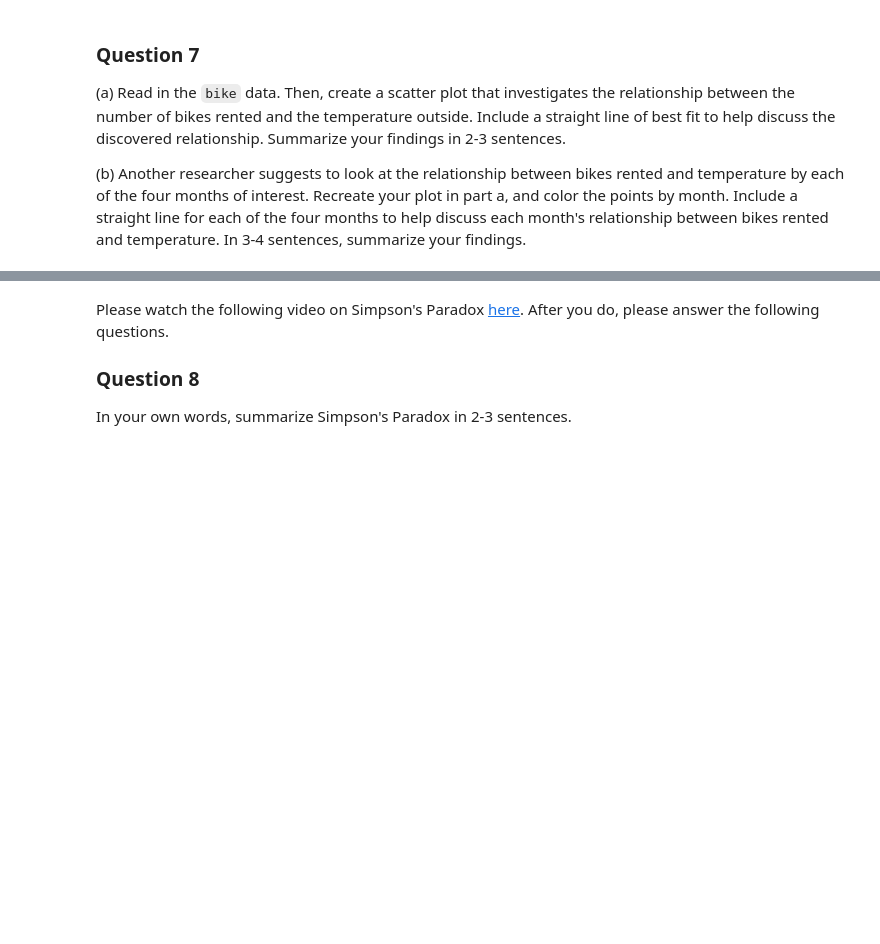
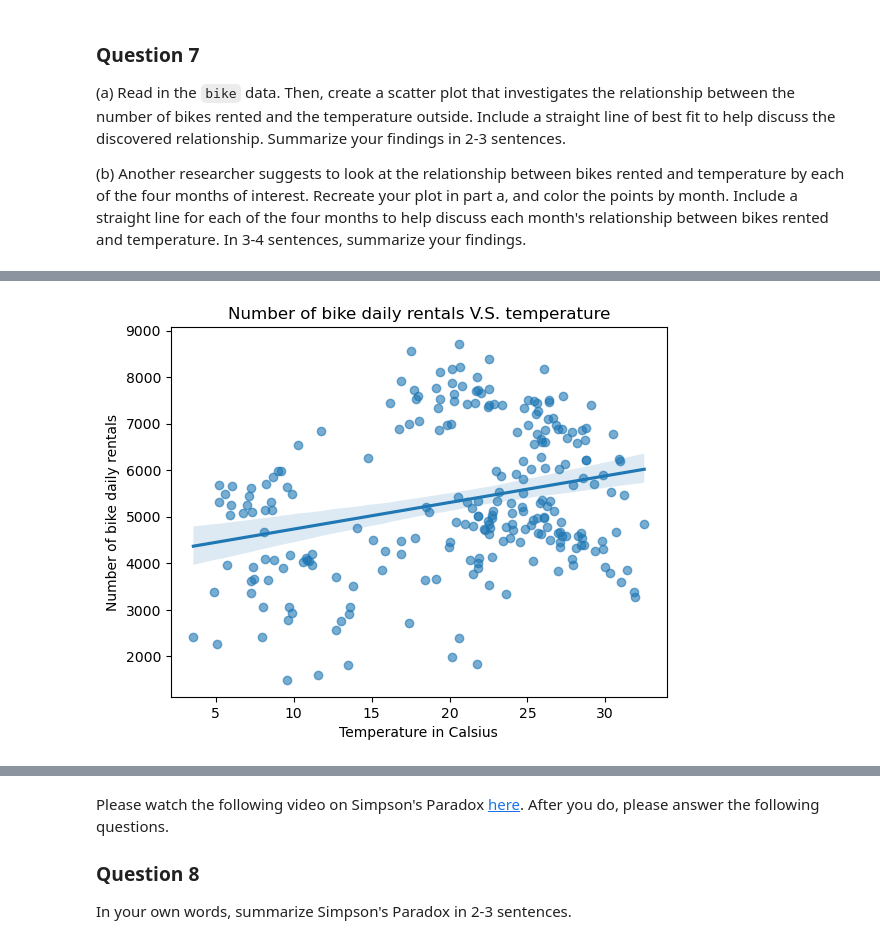
Before and after one commit to Weiliang-D/lab-05-LeanMeanLearningMachines, a Jupyter notebook: lab-5.ipynb, the cells around one changed output, grey strips where cells are left out. Drawn from its saved outputs; the diff is of its cells as text; code cells hidden in the pictures; blank space fills up the shorter version.

```diff
--- a/lab-5.ipynb
+++ b/lab-5.ipynb
@@ -158,3 +158,7 @@ Below is a list of variables and their definitions:
     Recreate your plot in part a, and color the points by month.
     Include a straight line for each of the four months to help discuss each month's relationship between bikes rented and temperature.
     In 3-4 sentences, summarize your findings.
+# %%
+# read data
+bike = pd.read_csv('data/bike.csv')
+bike.head()
@@ -160,0 +172,9 @@ Below is a list of variables and their definitions:
+# %%
+# Q7 (a)
+sns.regplot(data=bike, x='temp', y='count', scatter_kws={'alpha': 0.6})
+plt.title('Number of bike daily rentals V.S. temperature')
+plt.xlabel('Temperature in Calsius')
+plt.ylabel('Number of bike daily rentals')
+plt.show()
+# %% [output]
+[figure, added]
```
Also changed, not shown: parts of 7 cells of this notebook.
